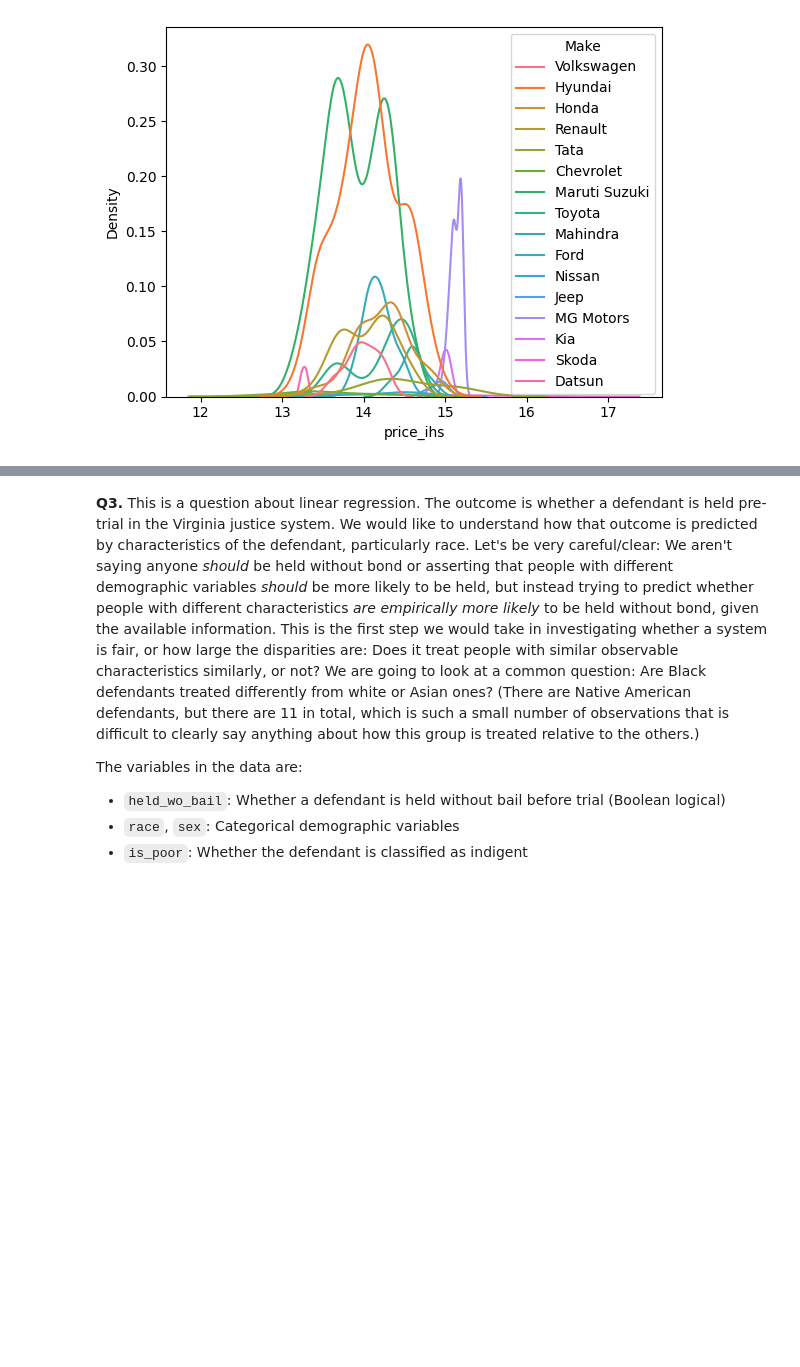
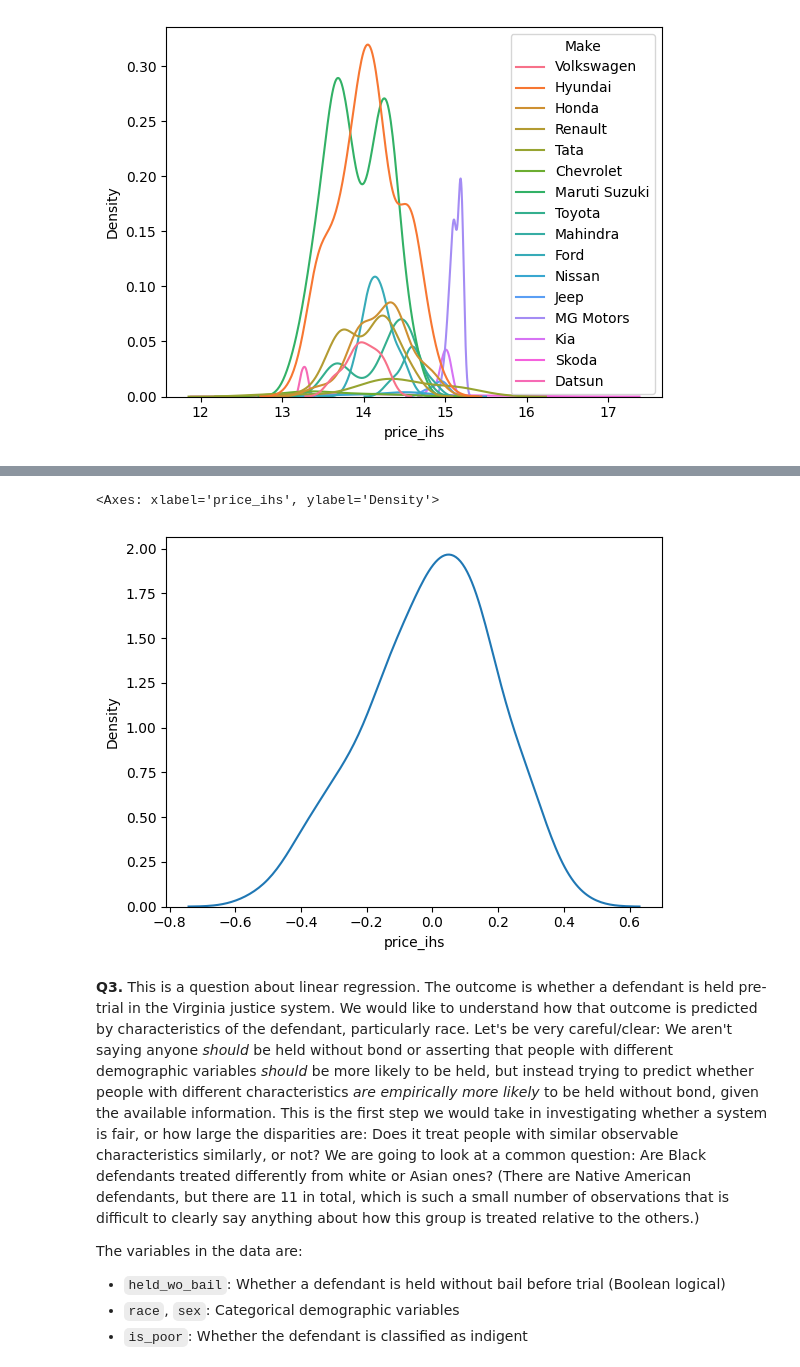
Before and after one commit to natalieassaad/linearRegression, a Jupyter notebook: assignment.ipynb, the cells around one changed output, grey strips where cells are left out. Drawn from its saved outputs; the diff is of its cells as text; code cells hidden in the pictures; blank space fills up the shorter version.

```diff
--- a/assignment.ipynb
+++ b/assignment.ipynb
@@ -473,3 +543,10 @@ RMSE:  0.2001307923996916
+# %%
+residuals = y_test - y_hat
+sns.kdeplot(x=residuals)
+# values are roughly bell-shaped, centered around 0
+# %% [output]
+<Axes: xlabel='price_ihs', ylabel='Density'>
+[figure, added]
 # %% [markdown]
 **Q3.** This is a question about linear regression. The outcome is whether a defendant is held pre-trial in the Virginia justice system. We would like to understand how that outcome is predicted by characteristics of the defendant, particularly race. Let's be very careful/clear: We aren't saying anyone *should* be held without bond or asserting that people with different demographic variables *should* be more likely to be held, but instead trying to predict whether people with different characteristics *are empirically more likely* to be held without bond, given the available information. This is the first step we would take in investigating whether a system is fair, or how large the disparities are: Does it treat people with similar observable characteristics similarly, or not? We are going to look at a common question: Are Black defendants treated differently from white or Asian ones? (There are Native American defendants, but there are 11 in total, which is such a small number of observations that is difficult to clearly say anything about how this group is treated relative to the others.)
 
```
Also changed, not shown: parts of 9 cells of this notebook.
